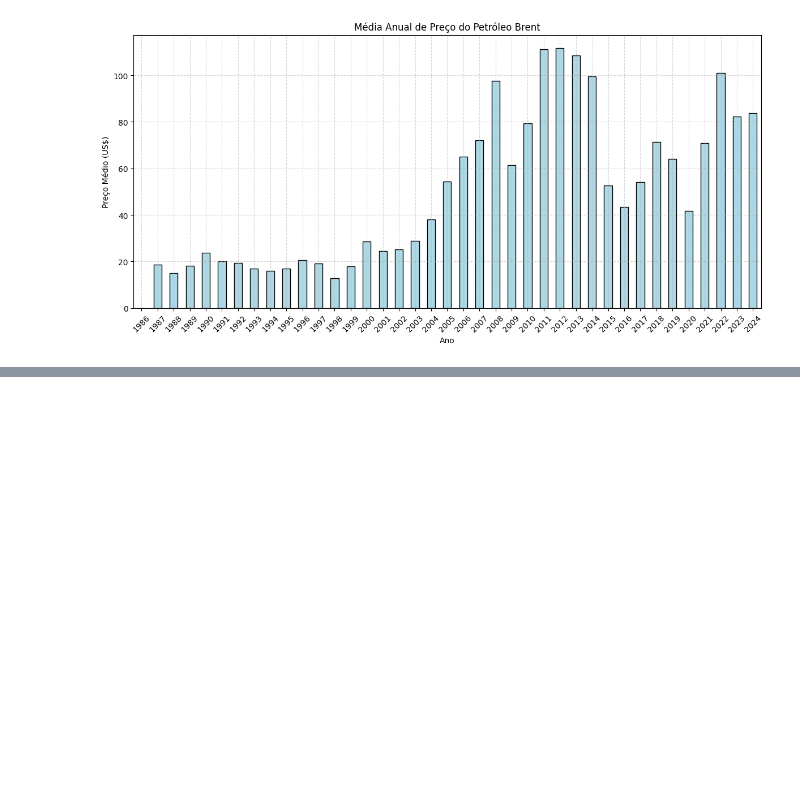
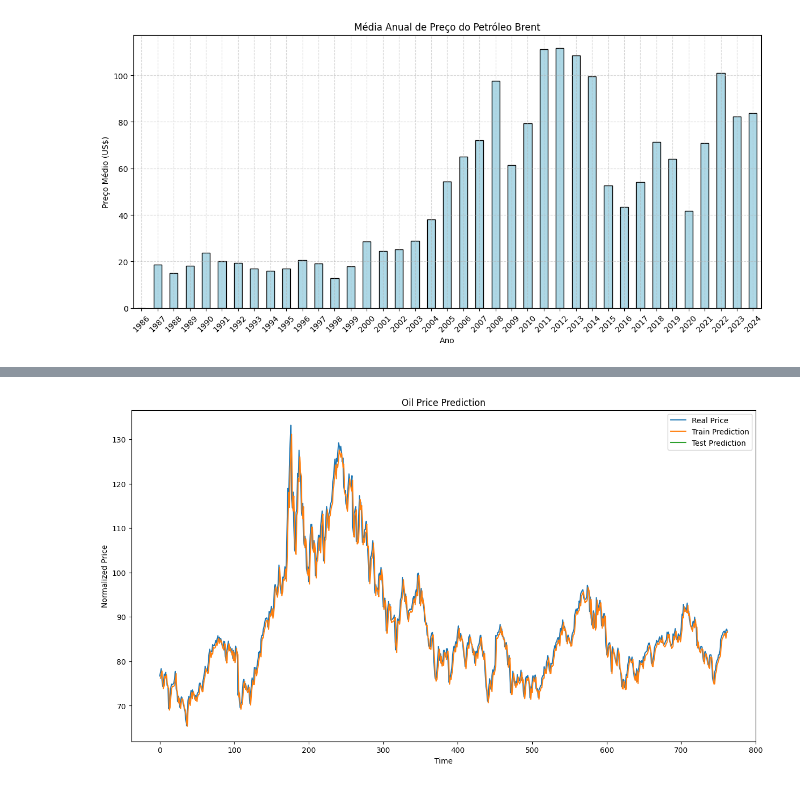
Before and after one commit to fredquesado/Datathon_FIAP, a Jupyter notebook: Notebook/Tech_Challenge_4.ipynb, the cells around one changed output, grey strips where cells are left out. Drawn from its saved outputs; the diff is of its cells as text; code cells hidden in the pictures; blank space fills up the shorter version.

```diff
--- a/Notebook/Tech_Challenge_4.ipynb
+++ b/Notebook/Tech_Challenge_4.ipynb
@@ -301,0 +440,70 @@ plt.show()
+# %%
+import numpy as np
+import pandas as pd
+from sklearn.preprocessing import MinMaxScaler
+from sklearn.metrics import mean_squared_error
+from keras.models import Sequential
+from keras.layers import LSTM, Dense
+import matplotlib.pyplot as plt
+import ipeadatapy as ipy
+
+def load_and_prepare_data(series_code, look_back):
+    data = ipy.timeseries(series_code)
+    data['Years'] = pd.to_datetime(data.index)
+    data.set_index('Years', inplace=True)
+    data = data[['VALUE (US$)']].dropna().rename(columns={'VALUE (US$)': 'Price'})
+
+    # Filtrar os dados para os últimos 3 anos
+    end_date = data.index.max()
+    start_date = end_date - pd.DateOffset(years=3)
+    data = data[start_date:end_date]
+
+    scaler = MinMaxScaler(feature_range=(0, 1))
+    data_scaled = scaler.fit_transform(data)
+    X, Y = [], []
+    for i in range(len(data_scaled) - look_back):
+        a = data_scaled[i:(i + look_back), 0]
+        X.append(a)
+        Y.append(data_scaled[i + look_back, 0])
+    return np.array(X), np.array(Y), scaler, data
+
+def plot_predictions(data, train_predict, test_predict, look_back):
+    plt.figure(figsize=(15, 8))
+    plt.plot(data['Price'].reset_index()['Price'], label='Real Price')
+    plt.plot(np.arange(look_back, look_back + len(train_predict)), train_predict, label='Train Prediction')
+    plt.plot(np.arange(len(data) - len(test_predict), len(data)), test_predict, label='Test Prediction')
+    plt.title('Oil Price Prediction')
+    plt.xlabel('Time')
+    plt.ylabel('Normalized Price')
+    plt.legend()
+    plt.show()
+
+def main():
+    look_back = 1
+    X, Y, scaler, data = load_and_prepare_data('EIA366_PBRENT366', look_back)
+
+    # Aqui, estamos utilizando todos os dados para treino e teste
+    train_size = len(X)
+    X_train, Y_train = X[:train_size], Y[:train_size]
+
+    X_train = X_train.reshape((X_train.shape[0], 1, X_train.shape[1]))
+
+    model = Sequential([
+        LSTM(50, return_sequences=True, input_shape=(1, look_back)),
+        LSTM(50),
+        Dense(1)
+    ])
+    model.compile(loss='mean_squared_error', optimizer='adam')
+    model.fit(X_train, Y_train, epochs=20, batch_size=1, verbose=2)
+
+    train_predict = model.predict(X_train)
+    train_predict = scaler.inverse_transform(train_predict)
+
+    train_score = np.sqrt(mean_squared_error(Y_train, train_predict[:, 0]))
+    print(f'Train Score: {train_score} RMSE')
+
+    plot_predictions(data, train_predict, [], look_back)
+
+if __name__ == '__main__':
+    main()
+# %% [output]
@@ -301,0 +527 @@ plt.show()
+[figure, added]
```
Also changed, not shown: parts of 4 cells of this notebook.
